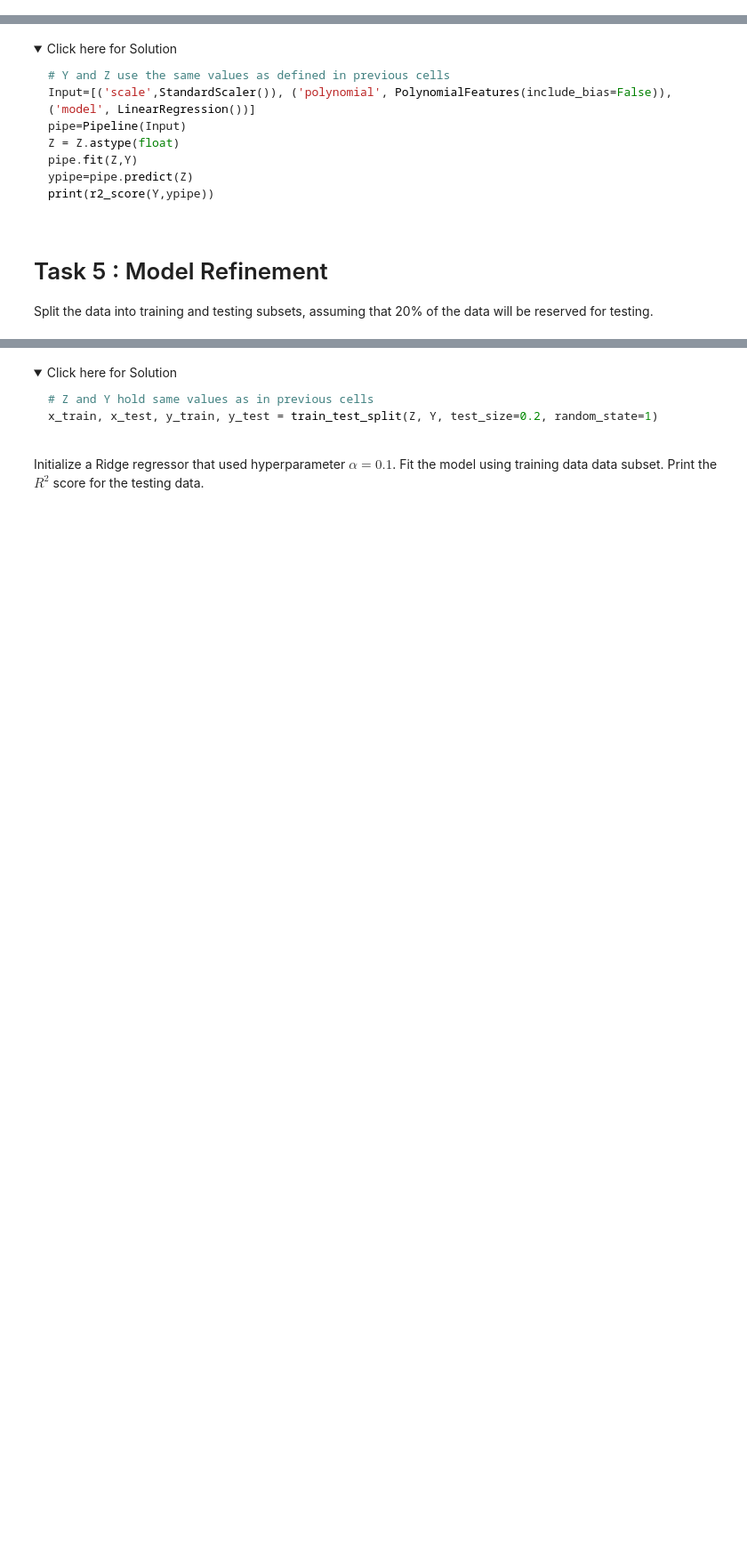
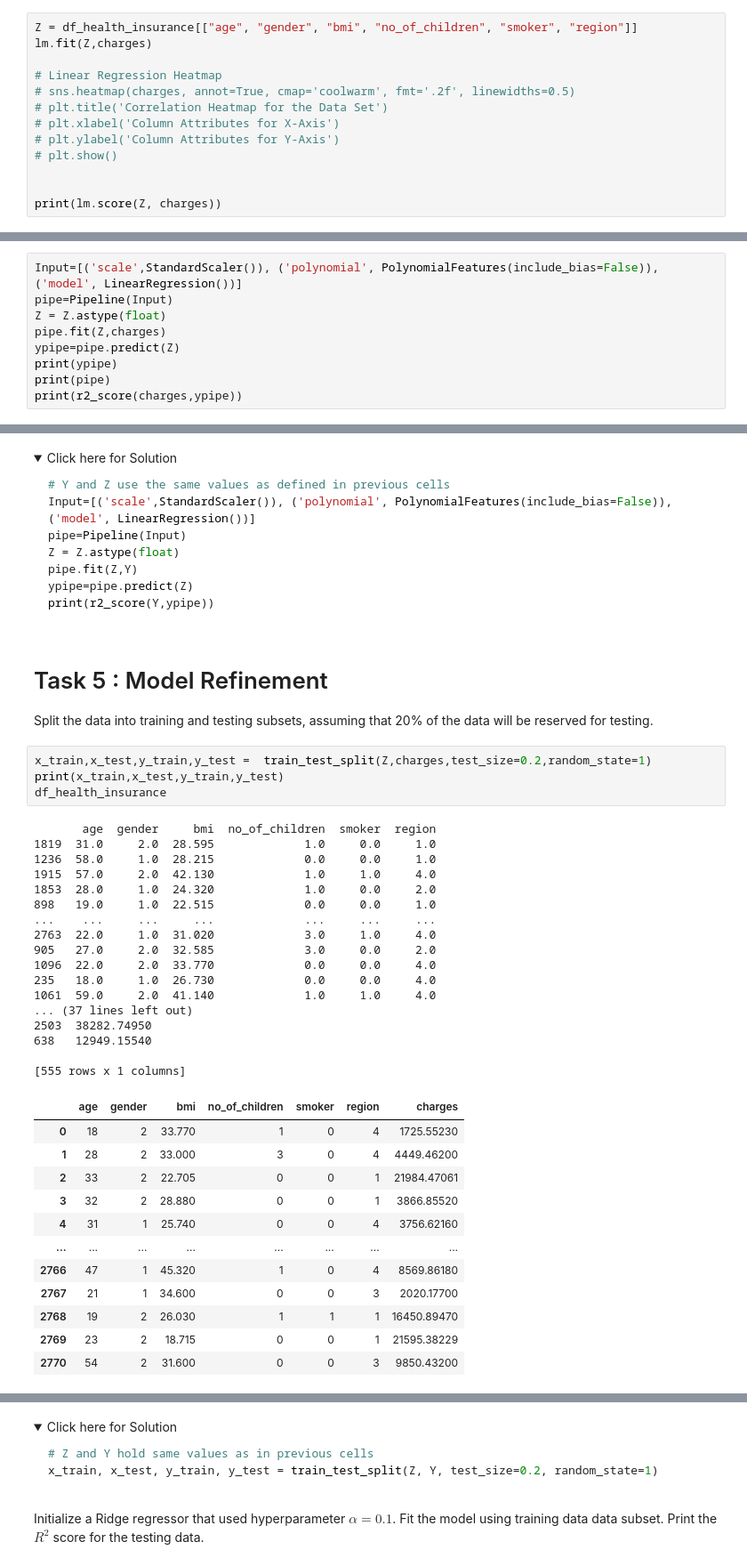
Before and after one commit to RealRinzin/Model-Evaluation-Data-Analysis-, a Jupyter notebook: Practical_Project_Health_Data.ipynb, the cells around one changed output, grey strips where cells are left out. Shown at 89% size. Drawn from its saved outputs; the diff is of its cells as text; folded sections open; blank space fills up the shorter version.

```diff
--- a/Practical_Project_Health_Data.ipynb
+++ b/Practical_Project_Health_Data.ipynb
@@ -383,3 +400,16 @@ print(lm.score(X, Y))
 </details>
 # %% [markdown]
 Fit a linear regression model that may be used to predict the `charges` value, just by using all other attributes of the dataset. Print the $ R^2 $ score of this model. You should see an improvement in the performance.
+# %%
+Z = df_health_insurance[["age", "gender", "bmi", "no_of_children", "smoker", "region"]]
+lm.fit(Z,charges)
+
+# Linear Regression Heatmap
+# sns.heatmap(charges, annot=True, cmap='coolwarm', fmt='.2f', linewidths=0.5)
+# plt.title('Correlation Heatmap for the Data Set')
+# plt.xlabel('Column Attributes for X-Axis')
+# plt.ylabel('Column Attributes for Y-Axis')
+# plt.show()
+
+
+print(lm.score(Z, charges))
@@ -396,3 +428,12 @@ print(lm.score(Z, Y))
 </details>
 # %% [markdown]
 Create a training pipeline that uses `StandardScaler()`, `PolynomialFeatures()` and `LinearRegression()` to create a model that can predict the `charges` value using all the other attributes of the dataset. There should be even further improvement in the performance.
+# %%
+Input=[('scale',StandardScaler()), ('polynomial', PolynomialFeatures(include_bias=False)), ('model', LinearRegression())]
+pipe=Pipeline(Input)
+Z = Z.astype(float)
+pipe.fit(Z,charges)
+ypipe=pipe.predict(Z)
+print(ypipe)
+print(pipe)
+print(r2_score(charges,ypipe))
@@ -414,3 +457,37 @@ print(r2_score(Y,ypipe))
 # Task 5 : Model Refinement
 
 Split the data into training and testing subsets, assuming that 20% of the data will be reserved for testing.
+# %%
+x_train,x_test,y_train,y_test =  train_test_split(Z,charges,test_size=0.2,random_state=1)
+print(x_train,x_test,y_train,y_test)
+df_health_insurance
+# %% [output]
+       age  gender     bmi  no_of_children  smoker  region
+1819  31.0     2.0  28.595             1.0     0.0     1.0
+1236  58.0     1.0  28.215             0.0     0.0     1.0
+1915  57.0     2.0  42.130             1.0     1.0     4.0
+1853  28.0     1.0  24.320             1.0     0.0     2.0
+898   19.0     1.0  22.515             0.0     0.0     1.0
+...    ...     ...     ...             ...     ...     ...
+2763  22.0     1.0  31.020             3.0     1.0     4.0
+905   27.0     2.0  32.585             3.0     0.0     2.0
+1096  22.0     2.0  33.770             0.0     0.0     4.0
+235   18.0     1.0  26.730             0.0     0.0     4.0
+1061  59.0     2.0  41.140             1.0     1.0     4.0
+... (37 lines left out)
+2503  38282.74950
+638   12949.15540
+
+[555 rows x 1 columns]
+|  | age | gender | bmi | no_of_children | smoker | region | charges |
+| 0 | 18 | 2 | 33.770 | 1 | 0 | 4 | 1725.55230 |
+| 1 | 28 | 2 | 33.000 | 3 | 0 | 4 | 4449.46200 |
+| 2 | 33 | 2 | 22.705 | 0 | 0 | 1 | 21984.47061 |
+| 3 | 32 | 2 | 28.880 | 0 | 0 | 1 | 3866.85520 |
+| 4 | 31 | 1 | 25.740 | 0 | 0 | 4 | 3756.62160 |
+| ... | ... | ... | ... | ... | ... | ... | ... |
+| 2766 | 47 | 1 | 45.320 | 1 | 0 | 4 | 8569.86180 |
+| 2767 | 21 | 1 | 34.600 | 0 | 0 | 3 | 2020.17700 |
+| 2768 | 19 | 2 | 26.030 | 1 | 1 | 1 | 16450.89470 |
+| 2769 | 23 | 2 | 18.715 | 0 | 0 | 1 | 21595.38229 |
+| 2770 | 54 | 2 | 31.600 | 0 | 0 | 3 | 9850.43200 |
```
Also changed, not shown: parts of 8 cells of this notebook, 2 other files.
